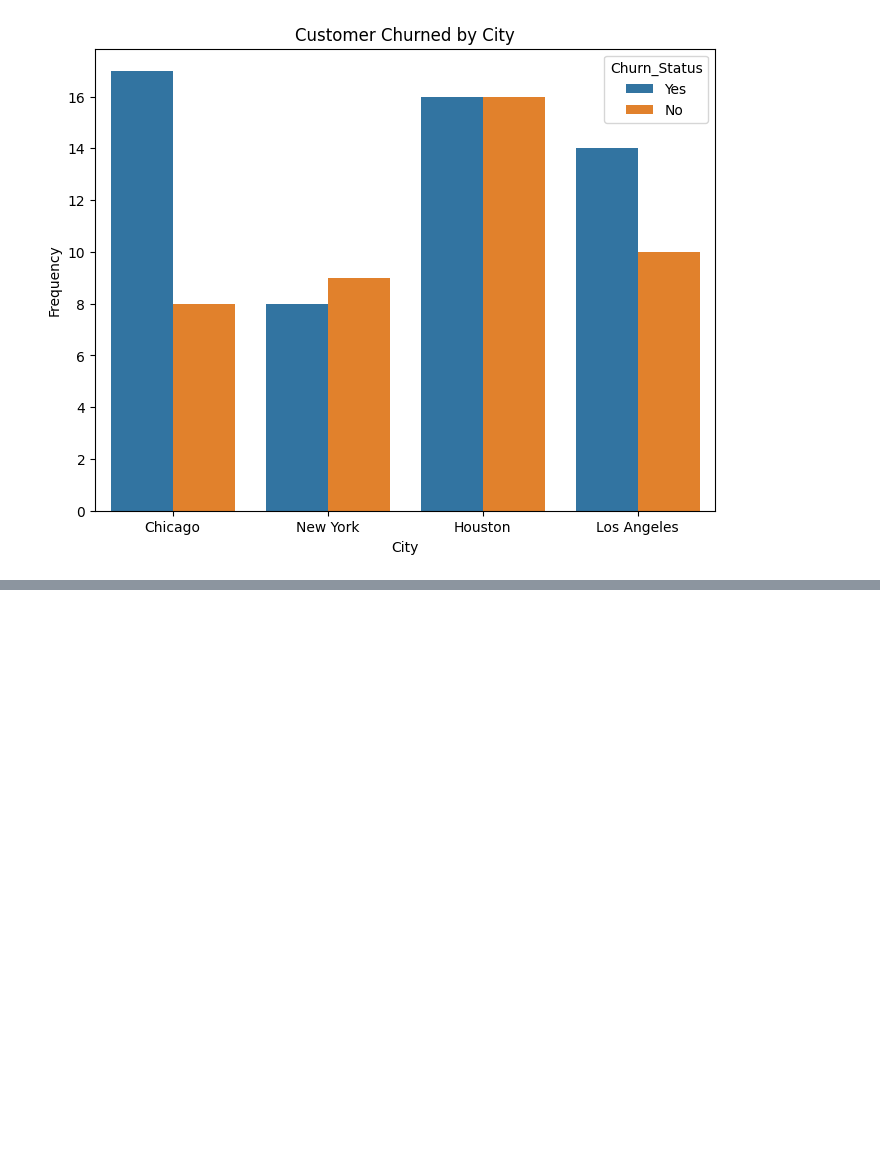
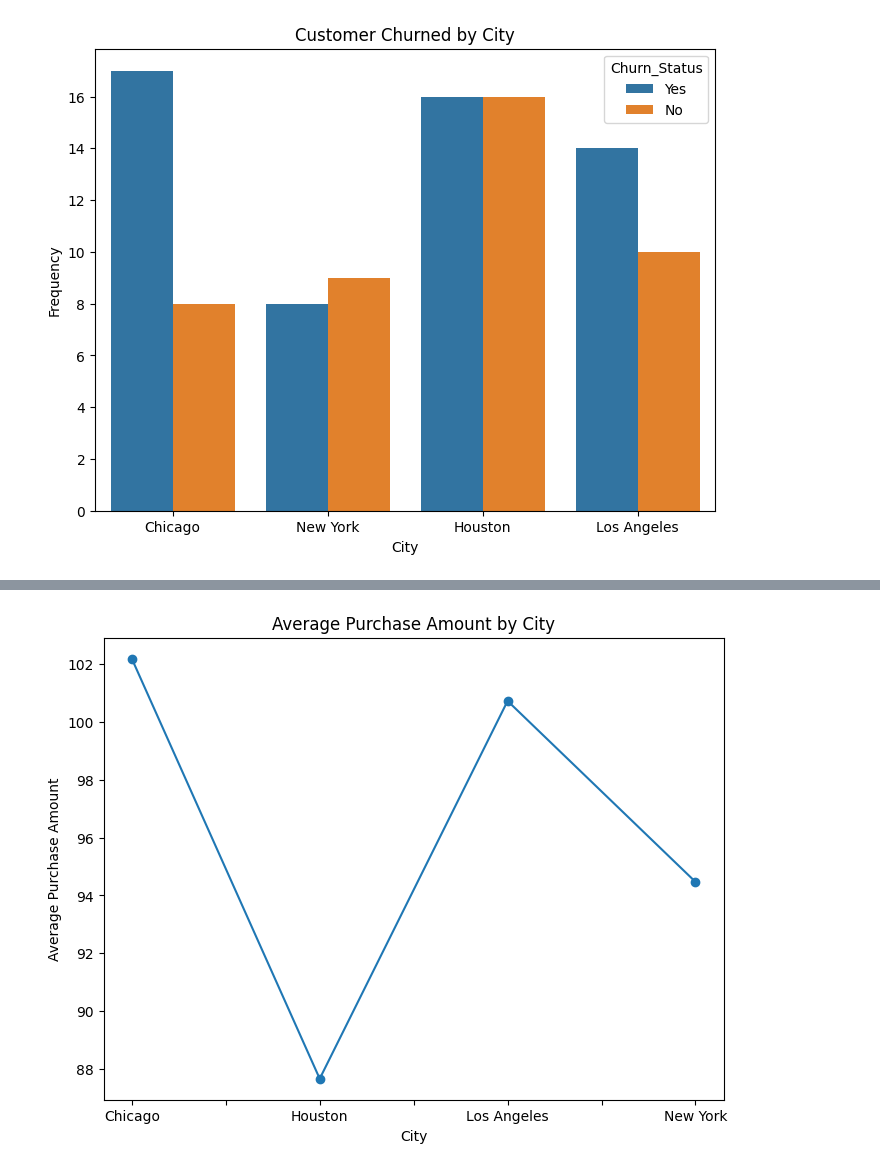
Before and after one commit to ABBAS-37405/PYTHON-AND-DATA-SCIENCE, a Jupyter notebook: dataclean.ipynb, the cells around one changed output, grey strips where cells are left out. Drawn from its saved outputs; the diff is of its cells as text; code cells hidden in the pictures; blank space fills up the shorter version.

```diff
--- a/dataclean.ipynb
+++ b/dataclean.ipynb
@@ -531,0 +547,9 @@ plt.show()
+# %%
+plt.figure(figsize=(8,6))
+city_purchase_amount.plot(kind='line',marker='o')
+plt.xlabel("City")
+plt.ylabel("Average Purchase Amount")
+plt.title("Average Purchase Amount by City")
+plt.show()
+# %% [output]
+[figure, added]
```
Also changed, not shown: parts of 6 cells of this notebook.
